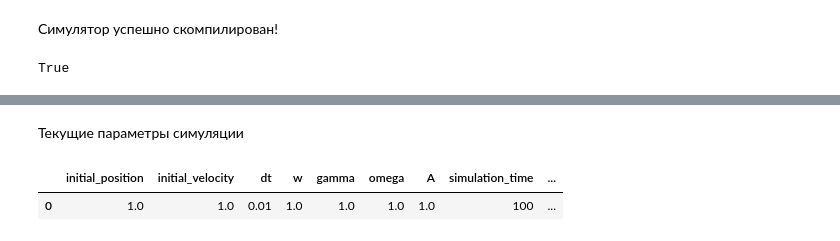
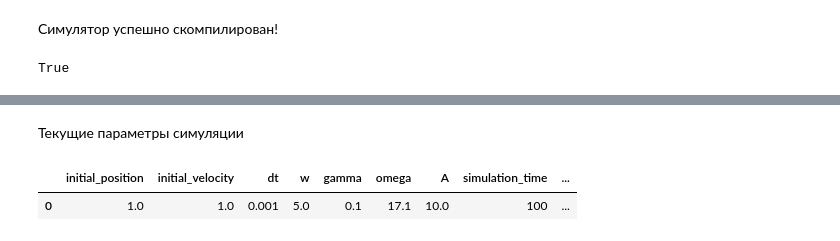
Before and after one commit to Kuropach/NumSim, a Jupyter notebook: runner.ipynb, the cells around one changed output, grey strips where cells are left out. Saved outputs shown, nothing was run; the diff lists cells and outputs as text; code cells hidden in the pictures.

```diff
--- a/runner.ipynb
+++ b/runner.ipynb
@@ -234,19 +447,23 @@ True
 # %%
 sim.set_parameters(
     initial_position=1.0,
     initial_velocity=1.0,
-    w=1.0,
-    gamma=1.0,
-    omega=1.0,
-    A=1.0,
+    w=5.0,
+    gamma=0.1,
+    omega=17.1,
+    A=10.0,
     simulation_time=100,
-    dt=0.01,
-    equation="ForcedDampedMathPendulum",
-    method="RK4"
+    dt=0.001,
+    equation="Pendulum",
+    method="RK4_test",
+    m1=1,
+    m2=1,
+    l1=1,
+    l2=1,
+    g=9.81
 )
-
 sim.show_parameters()
 # %% [output]
 Текущие параметры симуляции
 |  | initial_position | initial_velocity | dt | w | gamma | omega | A | simulation_time | ... |
-| 0 | 1.0 | 1.0 | 0.01 | 1.0 | 1.0 | 1.0 | 1.0 | 100 | ... |
+| 0 | 1.0 | 1.0 | 0.001 | 5.0 | 0.1 | 17.1 | 10.0 | 100 | ... |
```
Also changed, not shown: parts of 8 cells of this notebook, 2 other files.
